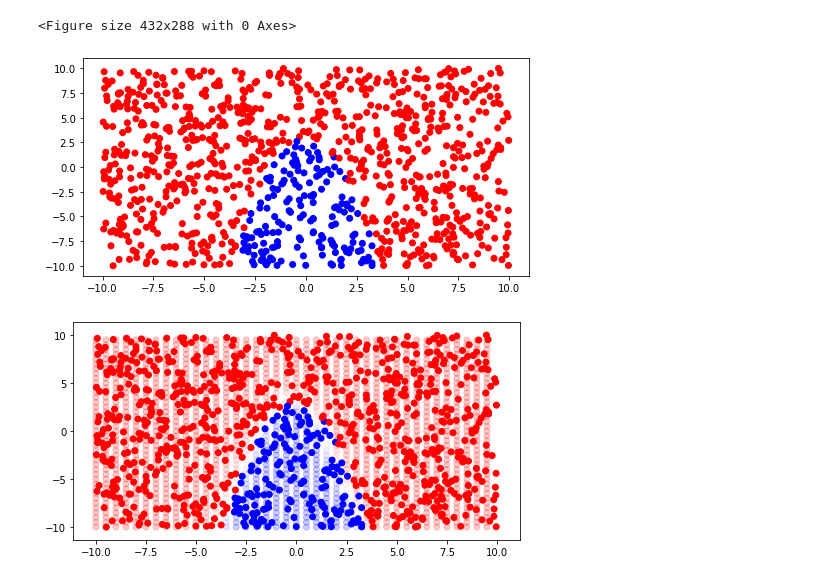
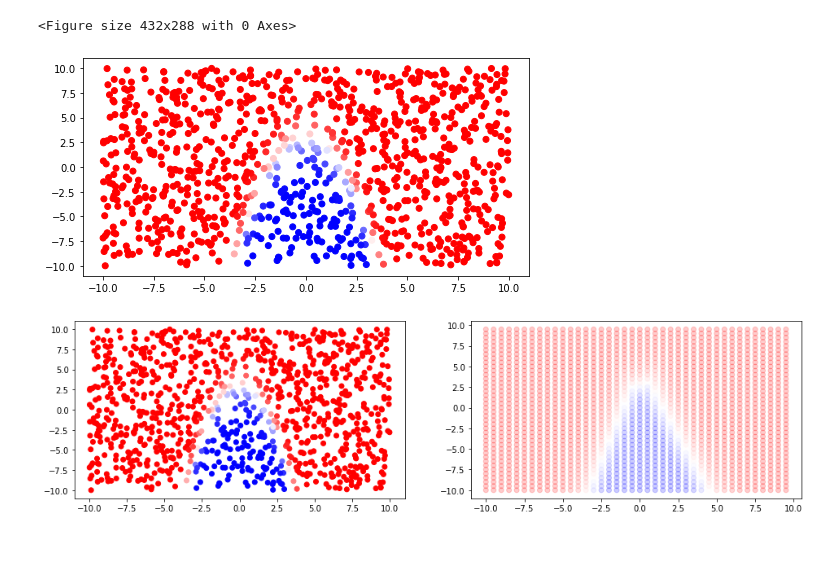
Before and after one commit to James-Montgomery/kassandra, a Jupyter notebook: notebooks/classification_quickstart.ipynb, the cells around one changed output. Saved outputs shown, nothing was run; the diff lists cells and outputs as text; code cells hidden in the pictures; blank space fills up the shorter version.

```diff
--- a/notebooks/classification_quickstart.ipynb
+++ b/notebooks/classification_quickstart.ipynb
@@ -21,7 +21,7 @@ def sigmoid(x):
     return 1 / (1 + np.exp(-x))
 
 x = np.random.uniform(-10, 10, (num_samples, 2))
-y = sigmoid( x[:, 0]**2 + x[:, 1] + -3 ).round(0).reshape(-1, 1)
+y = sigmoid( x[:, 0]**2 + x[:, 1] + -3 ).reshape(-1, 1)#.round(0)
 
 x1 = np.arange(-10, 10, 0.5)
 x2 = np.arange(-10, 10, 0.5)
@@ -34,30 +34,31 @@ plt.figure(figsize=(8, 4))
 plt.scatter(x[:, 0], x[:, 1], c=y[:, 0])
 plt.show()
 # %% [output]
-[figure, old version]
+[figure, new version]
 # %%
 # MLP (epistemic - No)
 
 model = kass.models.MLEMLP(
     activation="relu",
-    num_hidden_layers=5,
-    num_hidden_units=10,
+    hidden_layers=[3, 3],
     optimizer="adam",
     lr=0.05,
     regression=False,
     output_dim=1,
     regularization="l2",
     weight_initializer="glorot_normal"
     )
 
-model.fit(x, y, epochs=500)
+model.fit(x, y, epochs=1000)
 y_hat = model.predict(feature_space).numpy()
 
 # plot data
 
-plt.figure(figsize=(8, 4))
+plt.figure(figsize=(16, 4))
+plt.subplot(121)
+plt.scatter(x[:, 0], x[:, 1], c=y[:, 0])
+plt.subplot(122)
 plt.scatter(feature_space[:, 0], feature_space[:, 1], c=y_hat[:, 0], alpha=0.2)
-plt.scatter(x[:, 0], x[:, 1], c=y[:, 0])
 plt.show()
 # %% [output]
-[figure, old version]
+[figure, new version]
```
Also changed, not shown: 5 other files.
